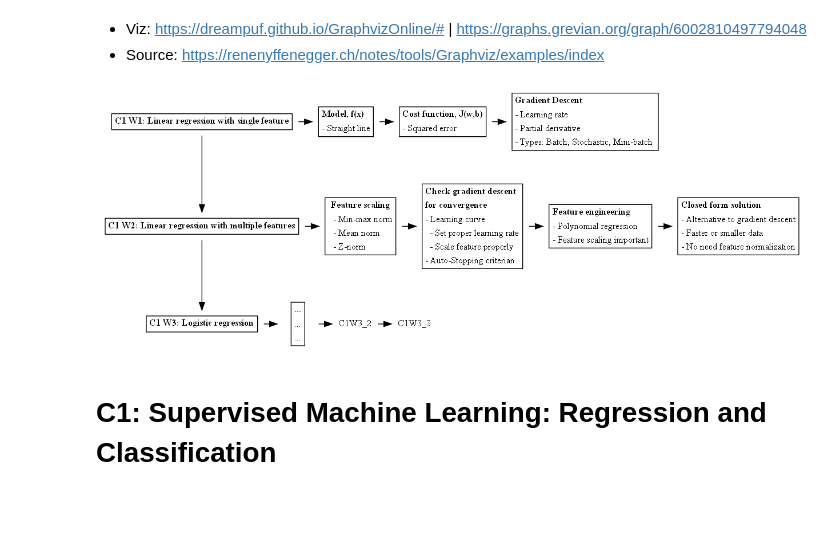
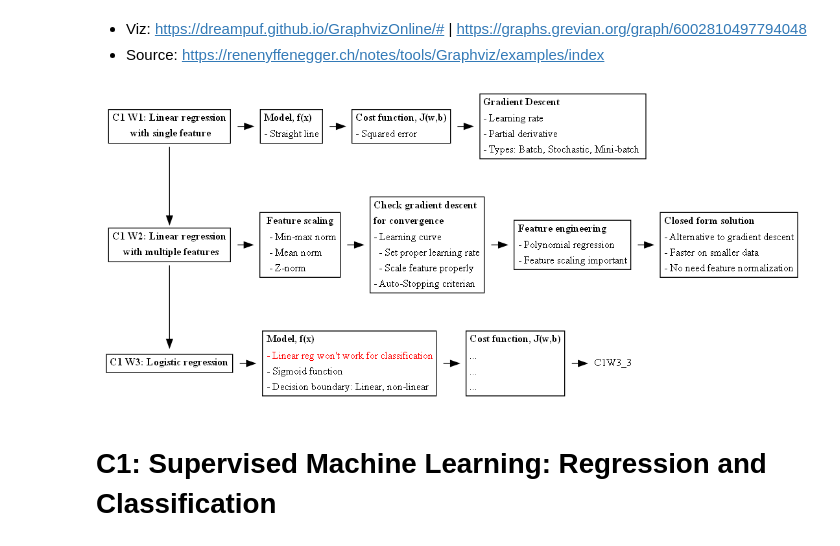
Before and after one commit to prasanth-ntu/coursera_deeplearningai_machine_learning_specialization, a Jupyter notebook: 1_supervised_machine_learning_regression_and_classification/README.ipynb, the cells around one changed output. Cells and saved outputs as stored; diff of their text form; code cells hidden in the pictures; blank space fills up the shorter version.

```diff
--- a/1_supervised_machine_learning_regression_and_classification/README.ipynb
+++ b/1_supervised_machine_learning_regression_and_classification/README.ipynb
@@ -110,12 +110,15 @@ digraph D {
 
   C1W1 [ label=<
    <table border="1" cellborder="0" cellspacing="1">
-     <tr><td align="left"><b>C1 W1: Linear regression with single feature</b></td></tr>
+     <tr><td align="center"><b>C1 W1: Linear regression</b></td></tr>
+     <tr><td align="center"><b> with single feature</b></td></tr>
+
    </table>>];
 
   C1W2 [ label=<
    <table border="1" cellborder="0" cellspacing="1">
-     <tr><td align="left"><b>C1 W2: Linear regression with multiple features</b></td></tr>
+     <tr><td align="center"><b>C1 W2: Linear regression</b></td></tr>
+     <tr><td align="center"><b> with multiple features</b></td></tr>
    </table>>];
 
   C1W3 [ label=<
@@ -149,7 +152,6 @@ digraph D {
          <tr><td align="left">  - Min-max norm</td></tr>
          <tr><td align="left">  - Mean norm</td></tr>
          <tr><td align="left">  - Z-norm</td></tr>
-
        </table>>];
 
       C1W2_2 [ label=<
@@ -171,38 +173,46 @@ digraph D {
 
       C1W2_4 [ label=<
        <table border="1" cellborder="0" cellspacing="1">
          <tr><td align="left"><b>Closed form solution</b></td></tr>
          <tr><td align="left">- Alternative to gradient descent</td></tr>
-         <tr><td align="left">- Faster or smaller data</td></tr>
+         <tr><td align="left">- Faster on smaller data</td></tr>
          <tr><td align="left">- No need feature normalization</td></tr>
-
        </table>>]
 
   C1W3_1[ label=<
    <table border="" cellborder="0" cellspacing="1">
-     <tr><td align="left"><b>...</b></td></tr>
+     <tr><td align="left"><b>Model, f(x)</b></td></tr>
+     <tr><td align="left"><font color="red">- Linear reg won't work for classification</font></td></tr>
+     <tr><td align="left">- Sigmoid function</td></tr>
+     <tr><td align="left">- Decision boundary: Linear, non-linear</td></tr>
+   </table>>];
+
+     C1W3_2[ label=<
+   <table border="" cellborder="0" cellspacing="1">
+     <tr><td align="left"><b>Cost function, J(w,b)</b></td></tr>
      <tr><td align="left">...</td></tr>
-     <tr><td align="left"><font color="red">...</font></td></tr>
+     <tr><td align="left">...</td></tr>
+     <tr><td align="left">...</td></tr>
    </table>>];
 
 
   C1W1 -> C1W2;
   C1W2 -> C1W3;
 
   C1W1 -> C1W1_1 -> C1W1_2 -> C1W1_3;
   C1W2 -> C1W2_1 -> C1W2_2 -> C1W2_3 -> C1W2_4;
   C1W3 -> C1W3_1 -> C1W3_2 -> C1W3_3;
 
 }
 """
 
 graphs = pydot.graph_from_dot_data(dot_string)
 graph = graphs[0]
 
 graph.write_png("mindmap/C1W1_mindmap.png")
 view_pydot(graph)
 # %% [output]
-[figure, old version]
+[figure, new version]
 # %% [markdown]
 # C1: Supervised Machine Learning: Regression and Classification
 # %% [markdown]
```
Also changed, not shown: parts of 21 cells of this notebook, 2 other files.
